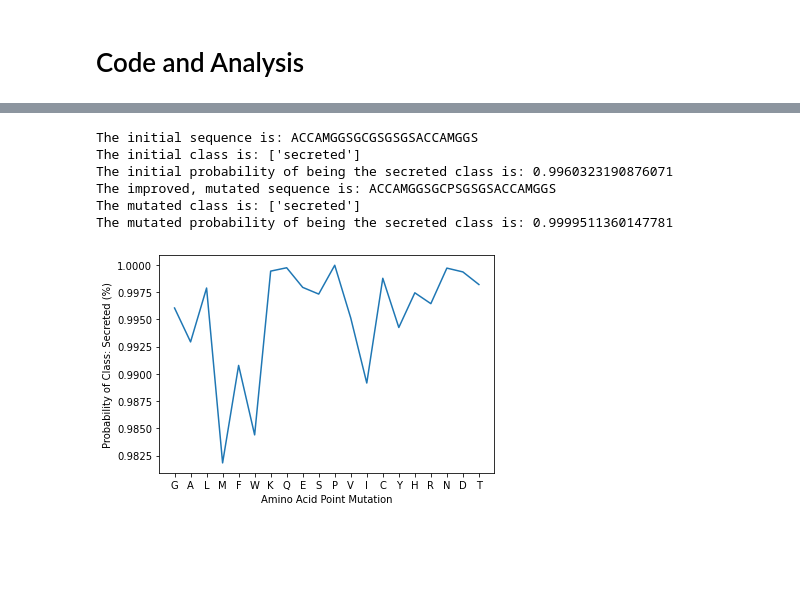
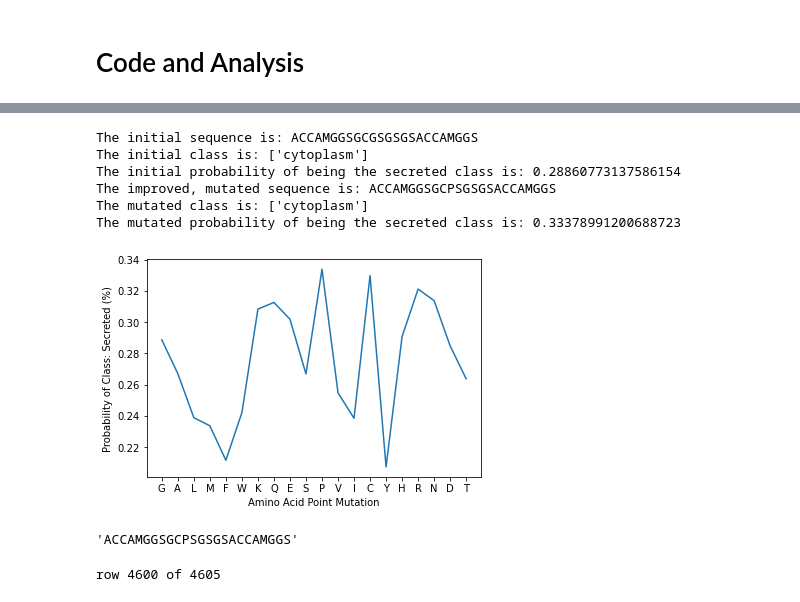
Before and after one commit to Lean-Mean-Protein-Machine-Learning/LMPM, a Jupyter notebook: Sklearn_supervised_models.ipynb, the cells around one changed output, grey strips where cells are left out. Drawn from its saved outputs; the diff is of its cells as text; code cells hidden in the pictures; blank space fills up the shorter version.

Commit message:
Added additional features to dataset

```diff
--- a/Sklearn_supervised_models.ipynb
+++ b/Sklearn_supervised_models.ipynb
@@ -228,0 +232,11 @@ SyntaxError: unexpected EOF while parsing (<ipython-input-6-00efe1b162c0>, line
+# %%
+# These parameters are for the `use_additional_features` function
+# They are from the Hessa et al. paper cited in the function
+params = pd.read_csv('Params.csv', header=None)
+lst = params[0].values
+params.set_index(lst, inplace=True)
+del params[0]
+params_dict = defaultdict(list)
+for i, row in params.iterrows():
+    for position in range(1, len(row) + 1):
+        params_dict[i].append(float(row.loc[position]))
@@ -229,6 +301,6 @@ SyntaxError: unexpected EOF while parsing (<ipython-input-6-00efe1b162c0>, line
 # %%
 def secretion_optimization_unirep(seq, pos, model):
-    '''
+    """
     Based on the given model, this function mutates the input sequence at the position provided
     Uses only the unirep vectors as input values
 
@@ -239,7 +311,7 @@ def secretion_optimization_unirep(seq, pos, model):
 
     Returns:
         seq (String): final, mutated amino acid sequence with improved secretion score
-    '''
+    """
     # First, obtain the unirep representation of given sequence
     unirep_values = get_reps(seq)[0][0]
     unirep_values = unirep_values.reshape(1, -1)
@@ -249,8 +321,13 @@ def secretion_optimization_unirep(seq, pos, model):
     initial_class = model.predict(unirep_values)
     print("The initial class is:", initial_class)
     classes = list(model.classes_)
-    prediction_probability = list(model.predict_proba(unirep_values)[0]) # Grabbing the probability of each class
-    initial_score = prediction_probability[classes.index('secreted')] # Grabbing the probability of being secreted class
+    if type(model) is RidgeClassifierCV:
+        decision_function_values = model2.decision_function(unirep_values)[0]
+        probs = np.exp(decision_function_values) / np.sum(np.exp(decision_function_values))
+        initial_score = probs[classes.index('secreted')]
+    else:
+        prediction_probability = list(model.predict_proba(unirep_values)[0]) # Grabbing the probability of each class
+        initial_score = prediction_probability[classes.index('secreted')] # Grabbing the probability of being secreted class
     print("The initial probability of being the secreted class is:", initial_score)
 
     # Set up list of amino acids
@@ -266,8 +343,13 @@ def secretion_optimization_unirep(seq, pos, model):
         mutated_unirep_values = mutated_unirep_values.reshape(1, -1)
         mutated_class = model.predict(mutated_unirep_values) # The class of the mutated sequence
         classes = list(model.classes_)
-        prediction_probability = list(model.predict_proba(mutated_unirep_values)[0])
-        mutated_score = prediction_probability[classes.index('secreted')] # Grabbing the probability of being secreted class
+        if type(model) is RidgeClassifierCV:
+            decision_function_values = model2.decision_function(mutated_unirep_values)[0]
+            probs = np.exp(decision_function_values) / np.sum(np.exp(decision_function_values))
+            mutated_score = probs[classes.index('secreted')]
+        else:
+            prediction_probability = list(model.predict_proba(mutated_unirep_values)[0]) # Grabbing the probability of each class
+            mutated_score = prediction_probability[classes.index('secreted')] # Grabbing the probability of being secreted class
         mutated_scores_for_all_AA.append(mutated_score)
         if mutated_score > initial_score:
             seq = new_seq
@@ -310,11 +394,18 @@ model = neural_net_classifier(X_train, X_test, y_train, y_test)
-# %%
-seq = 'ACCAMGGSGCGSGSGSACCAMGGS'
-secretion_optimization_unirep(seq, 10, model)
-# %% [output]
-The initial sequence is: ACCAMGGSGCGSGSGSACCAMGGS
-The initial class is: ['secreted']
-The initial probability of being the secreted class is: 0.9960323190876071
-The improved, mutated sequence is: ACCAMGGSGCPSGSGSACCAMGGS
-The mutated class is: ['secreted']
-The mutated probability of being the secreted class is: 0.9999511360147781
-[figure, removed]
+# %%
+model2 = ridge_regression_classifier(X_train, X_test, y_train, y_test)
+seq = 'ACCAMGGSGCGSGSGSACCAMGGS'
+secretion_optimization_unirep(seq, 10, model2)
+# %% [output]
+The initial sequence is: ACCAMGGSGCGSGSGSACCAMGGS
+The initial class is: ['cytoplasm']
+The initial probability of being the secreted class is: 0.28860773137586154
+The improved, mutated sequence is: ACCAMGGSGCPSGSGSACCAMGGS
+The mutated class is: ['cytoplasm']
+The mutated probability of being the secreted class is: 0.33378991200688723
+[figure, added]
+'ACCAMGGSGCPSGSGSACCAMGGS'
+# %%
+# Appending additional features to the data frame
+human_unirep_add = use_additional_features(human_unirep_part)
+# %% [output]
+row 4600 of 4605
```
Also changed, not shown: parts of 15 cells of this notebook, 1 other file.
